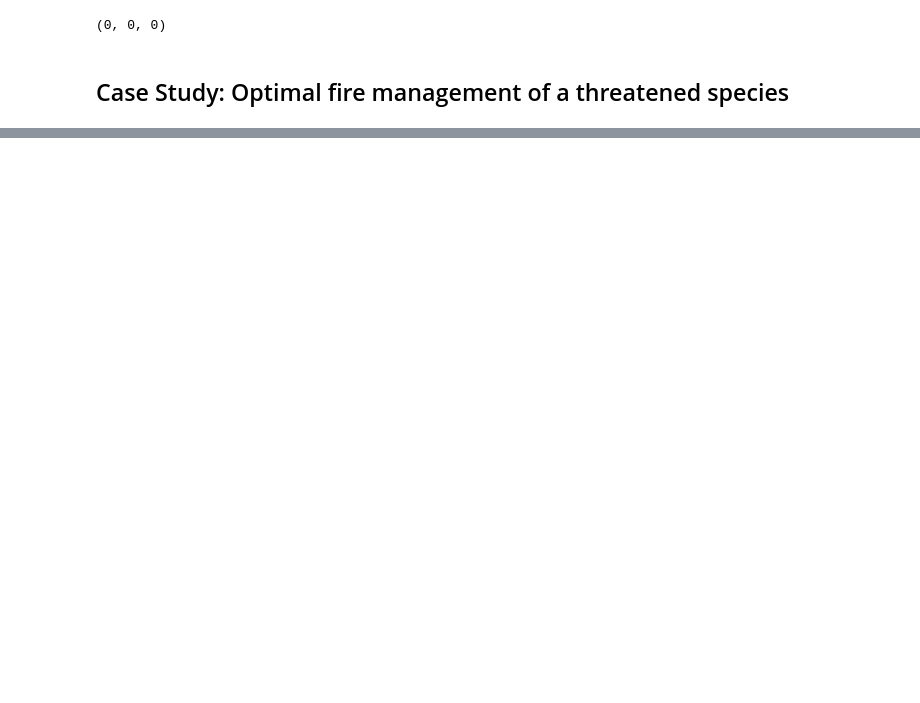
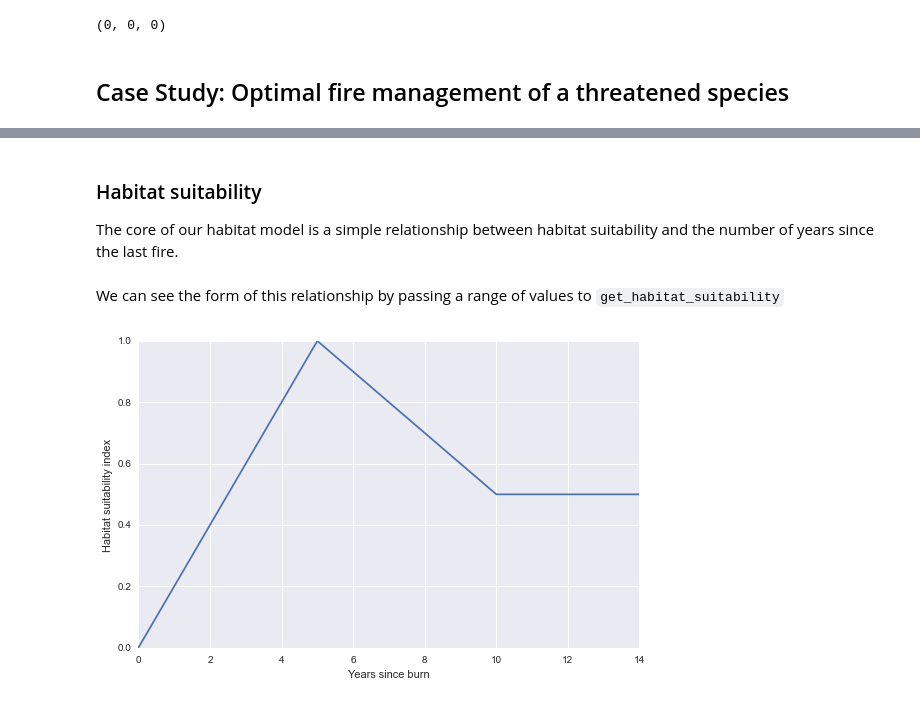
Before and after one commit to fonnesbeck/NCTC_course, a Jupyter notebook: Markov Decision Processes and Dynamic Optimization.ipynb, the cells around one changed output, grey strips where cells are left out. Drawn from its saved outputs; the diff is of its cells as text; code cells hidden in the pictures; blank space fills up the shorter version.

```diff
--- a/Markov Decision Processes and Dynamic Optimization.ipynb
+++ b/Markov Decision Processes and Dynamic Optimization.ipynb
@@ -247,9 +437,0 @@ State: B Action: STAND --> 86.210267
-# %%
-%matplotlib inline
-import pylab as pl
-
-x_axis = range(1, 1 + len(logs[A][STAND]))
-for s in states:
-    for a in actions:
-        pl.plot(x_axis, logs[s][a], label="State %s, Action %s" % (DICT[s], DICT[a]), linewidth=0.9)
-pl.legend(loc=4)
@@ -284,0 +606,41 @@ We will apply dynamic optimization methods implemented in **PyMDPtoolbox**, a Ma
+# %% [markdown]
+### Habitat suitability
+
+The core of our habitat model is a simple relationship between habitat suitability and the number of years since the last fire.
+# %%
+def get_habitat_suitability(years):
+    """The habitat suitability of a patch relatve to the time since last fire.
+
+    The habitat quality is low immediately after a fire, rises rapidly until
+    five years after a fire, and declines once the habitat is mature. See
+    Figure 2 in Possingham and Tuck (1997) for more details.
+
+    Parameters
+    ----------
+    years : int
+        The time in years since last fire.
+
+    Returns
+    -------
+    r : float
+        The habitat suitability.
+
+    """
+    if years < 0:
+        msg = "Invalid years '%s', it should be positive." % str(years)
+        raise ValueError(msg)
+    if years <= 5:
+        return 0.2*years
+    elif years <= 10:
+        return -0.1*years + 1.5
+    else:
+        return 0.5
+# %% [markdown]
+We can see the form of this relationship by passing a range of values to `get_habitat_suitability`
+# %%
+t = range(15)
+pl.plot(list(t), [get_habitat_suitability(ti) for ti in t])
+pl.xlabel('Years since burn')
+pl.ylabel('Habitat suitability index');
+# %% [output]
+[figure, added]
```
Also changed, not shown: parts of 70 cells of this notebook.
